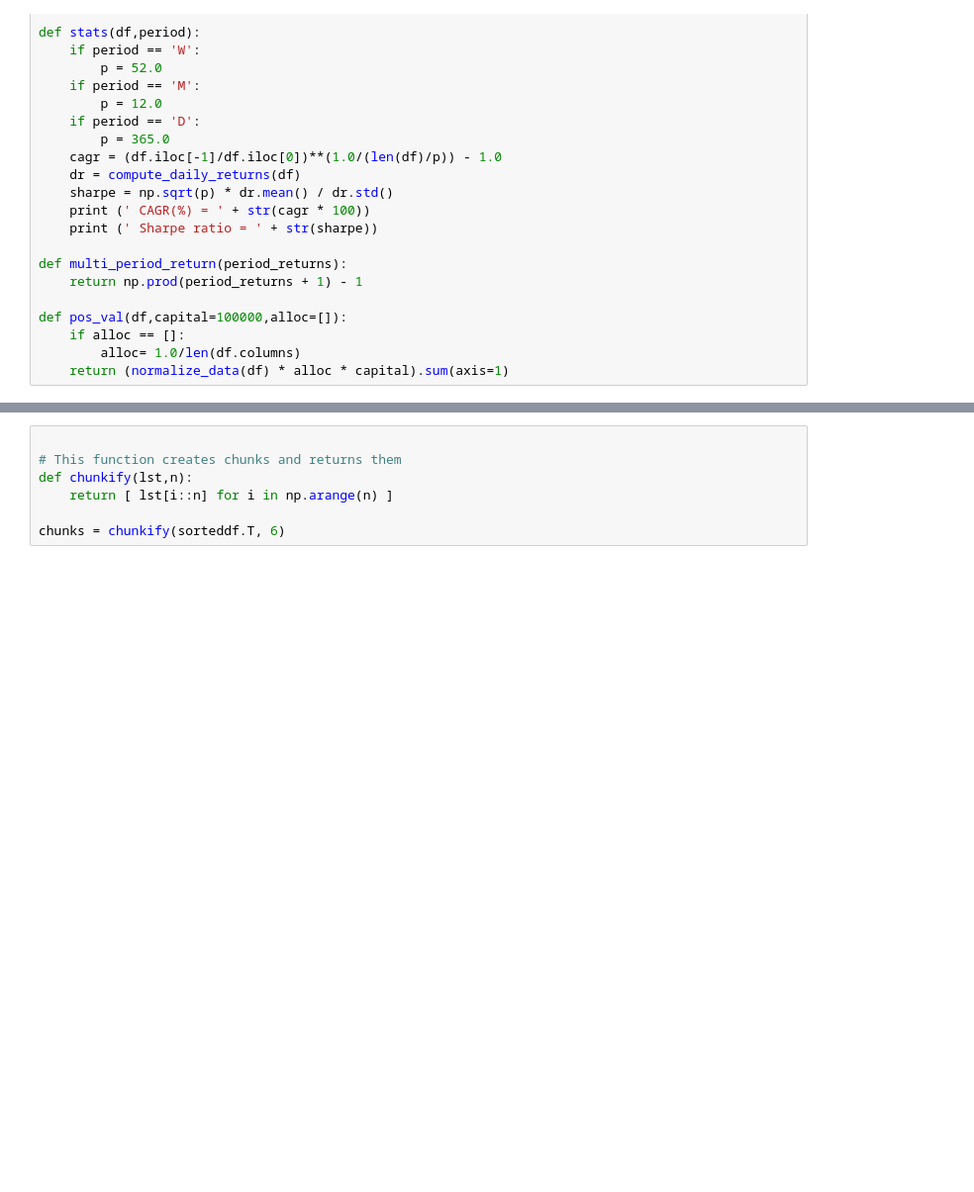
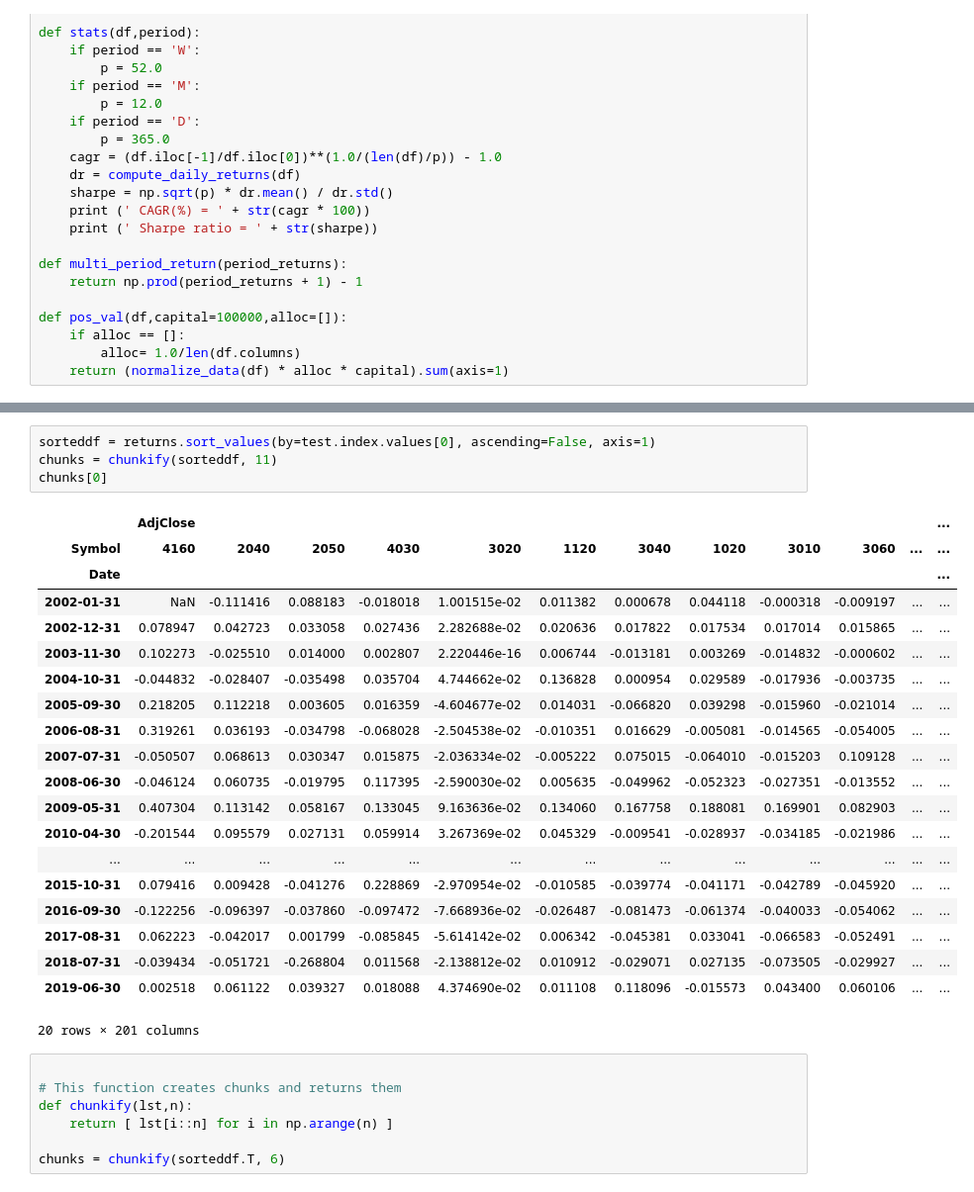
Before and after one commit to abonaser87/StocksHistoricalData, a Jupyter notebook: Momentum Strat.ipynb, the cells around one changed output, grey strips where cells are left out. Shown at 99% size. Cells and saved outputs as stored; diff of their text form; blank space fills up the shorter version.

```diff
--- a/Momentum Strat.ipynb
+++ b/Momentum Strat.ipynb
@@ -114,3 +123,28 @@ numpy.datetime64('2003-01-31T00:00:00.000000000')
+# %%
+sorteddf = returns.sort_values(by=test.index.values[0], ascending=False, axis=1)
+chunks = chunkify(sorteddf, 11)
+chunks[0]
+# %% [output]
+|  | AdjClose |  |  |  |  |  |  |  |  |  |  | ... |
+| Symbol | 4160 | 2040 | 2050 | 4030 | 3020 | 1120 | 3040 | 1020 | 3010 | 3060 | ... | ... |
+| Date |  |  |  |  |  |  |  |  |  |  |  | ... |
+| 2002-01-31 | NaN | -0.111416 | 0.088183 | -0.018018 | 1.001515e-02 | 0.011382 | 0.000678 | 0.044118 | -0.000318 | -0.009197 | ... | ... |
+| 2002-12-31 | 0.078947 | 0.042723 | 0.033058 | 0.027436 | 2.282688e-02 | 0.020636 | 0.017822 | 0.017534 | 0.017014 | 0.015865 | ... | ... |
+| 2003-11-30 | 0.102273 | -0.025510 | 0.014000 | 0.002807 | 2.220446e-16 | 0.006744 | -0.013181 | 0.003269 | -0.014832 | -0.000602 | ... | ... |
+| 2004-10-31 | -0.044832 | -0.028407 | -0.035498 | 0.035704 | 4.744662e-02 | 0.136828 | 0.000954 | 0.029589 | -0.017936 | -0.003735 | ... | ... |
+| 2005-09-30 | 0.218205 | 0.112218 | 0.003605 | 0.016359 | -4.604677e-02 | 0.014031 | -0.066820 | 0.039298 | -0.015960 | -0.021014 | ... | ... |
+| 2006-08-31 | 0.319261 | 0.036193 | -0.034798 | -0.068028 | -2.504538e-02 | -0.010351 | 0.016629 | -0.005081 | -0.014565 | -0.054005 | ... | ... |
+| 2007-07-31 | -0.050507 | 0.068613 | 0.030347 | 0.015875 | -2.036334e-02 | -0.005222 | 0.075015 | -0.064010 | -0.015203 | 0.109128 | ... | ... |
+| 2008-06-30 | -0.046124 | 0.060735 | -0.019795 | 0.117395 | -2.590030e-02 | 0.005635 | -0.049962 | -0.052323 | -0.027351 | -0.013552 | ... | ... |
+| 2009-05-31 | 0.407304 | 0.113142 | 0.058167 | 0.133045 | 9.163636e-02 | 0.134060 | 0.167758 | 0.188081 | 0.169901 | 0.082903 | ... | ... |
+| 2010-04-30 | -0.201544 | 0.095579 | 0.027131 | 0.059914 | 3.267369e-02 | 0.045329 | -0.009541 | -0.028937 | -0.034185 | -0.021986 | ... | ... |
+| ... | ... | ... | ... | ... | ... | ... | ... | ... | ... | ... | ... | ... |
+| 2015-10-31 | 0.079416 | 0.009428 | -0.041276 | 0.228869 | -2.970954e-02 | -0.010585 | -0.039774 | -0.041171 | -0.042789 | -0.045920 | ... | ... |
+| 2016-09-30 | -0.122256 | -0.096397 | -0.037860 | -0.097472 | -7.668936e-02 | -0.026487 | -0.081473 | -0.061374 | -0.040033 | -0.054062 | ... | ... |
+| 2017-08-31 | 0.062223 | -0.042017 | 0.001799 | -0.085845 | -5.614142e-02 | 0.006342 | -0.045381 | 0.033041 | -0.066583 | -0.052491 | ... | ... |
+| 2018-07-31 | -0.039434 | -0.051721 | -0.268804 | 0.011568 | -2.138812e-02 | 0.010912 | -0.029071 | 0.027135 | -0.073505 | -0.029927 | ... | ... |
+| 2019-06-30 | 0.002518 | 0.061122 | 0.039327 | 0.018088 | 4.374690e-02 | 0.011108 | 0.118096 | -0.015573 | 0.043400 | 0.060106 | ... | ... |
+20 rows × 201 columns
 # %%
 
 # This function creates chunks and returns them
```
Also changed, not shown: parts of 8 cells of this notebook, 1 other file.
